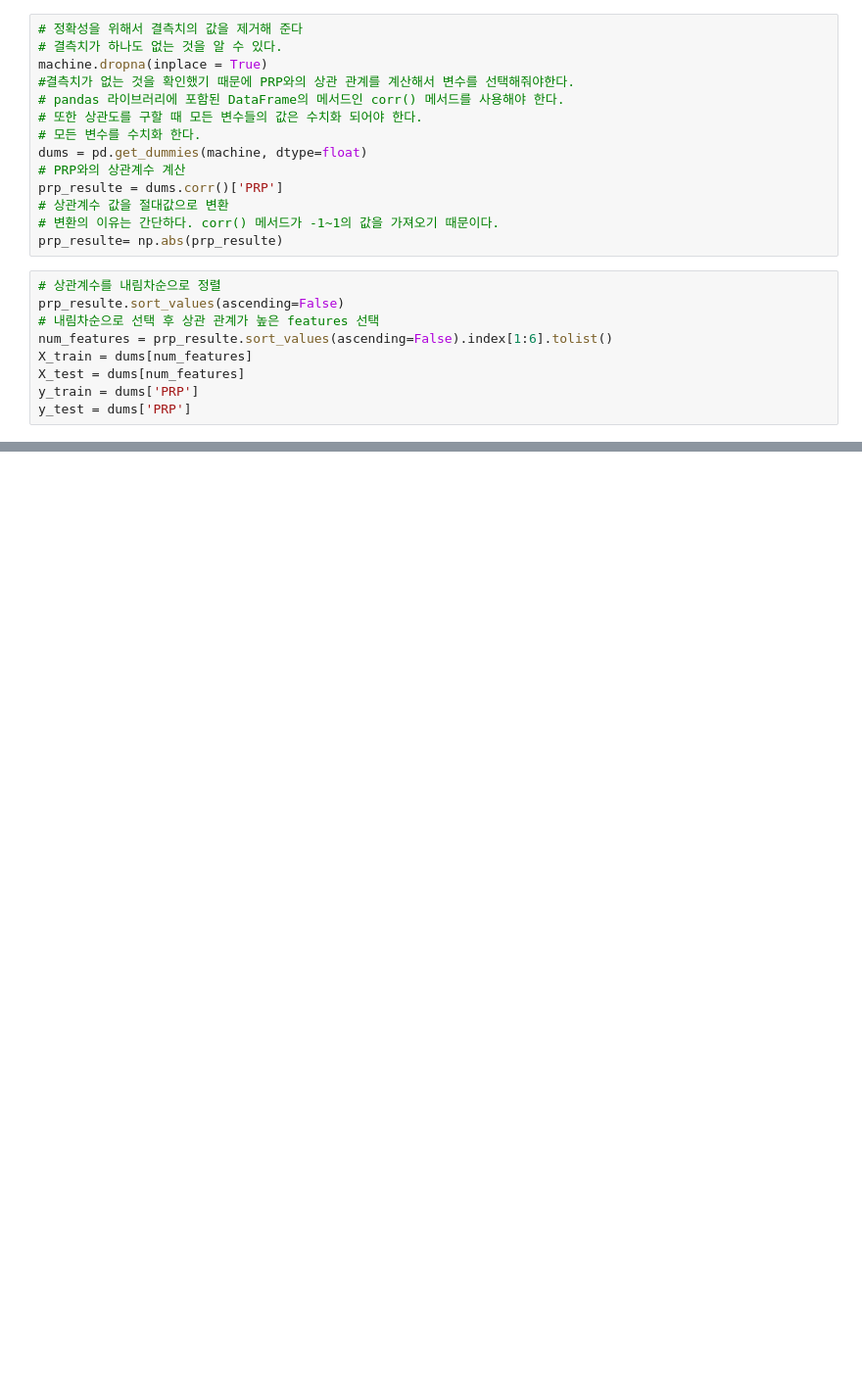
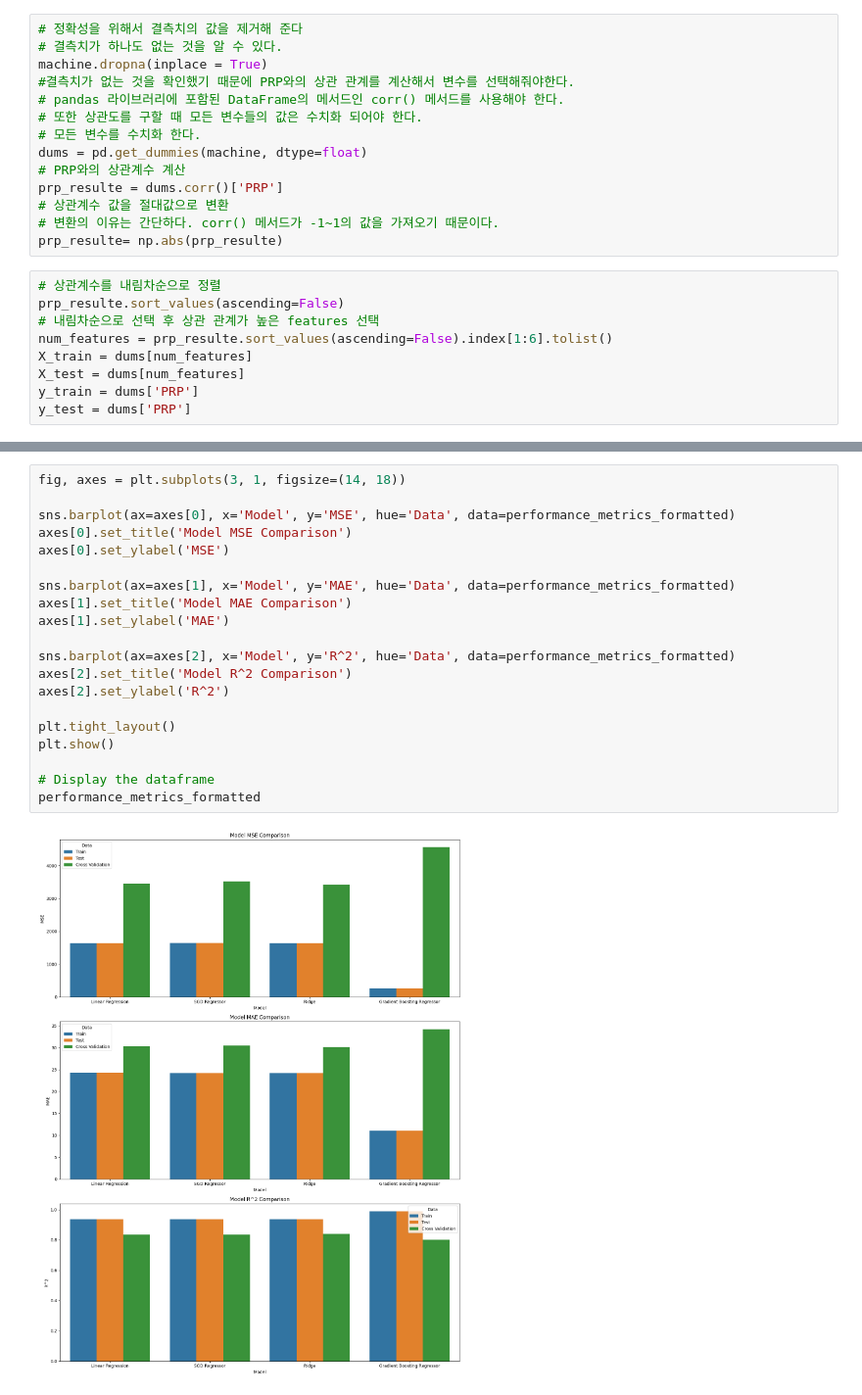
Before and after one commit to novoodi/python_basic_2, a Jupyter notebook: pipline_cpu_data.ipynb, the cells around one changed output, grey strips where cells are left out. Shown at 98% size. Drawn from its saved outputs; the diff is of its cells as text; blank space fills up the shorter version.

```diff
--- a/pipline_cpu_data.ipynb
+++ b/pipline_cpu_data.ipynb
@@ -139,0 +211,22 @@ result
+# %%
+fig, axes = plt.subplots(3, 1, figsize=(14, 18))
+
+sns.barplot(ax=axes[0], x='Model', y='MSE', hue='Data', data=performance_metrics_formatted)
+axes[0].set_title('Model MSE Comparison')
+axes[0].set_ylabel('MSE')
+
+sns.barplot(ax=axes[1], x='Model', y='MAE', hue='Data', data=performance_metrics_formatted)
+axes[1].set_title('Model MAE Comparison')
+axes[1].set_ylabel('MAE')
+
+sns.barplot(ax=axes[2], x='Model', y='R^2', hue='Data', data=performance_metrics_formatted)
+axes[2].set_title('Model R^2 Comparison')
+axes[2].set_ylabel('R^2')
+
+plt.tight_layout()
+plt.show()
+
+# Display the dataframe
+performance_metrics_formatted
+# %% [output]
+[figure, added]
```
Also changed, not shown: parts of 9 cells of this notebook, 4 other files.
